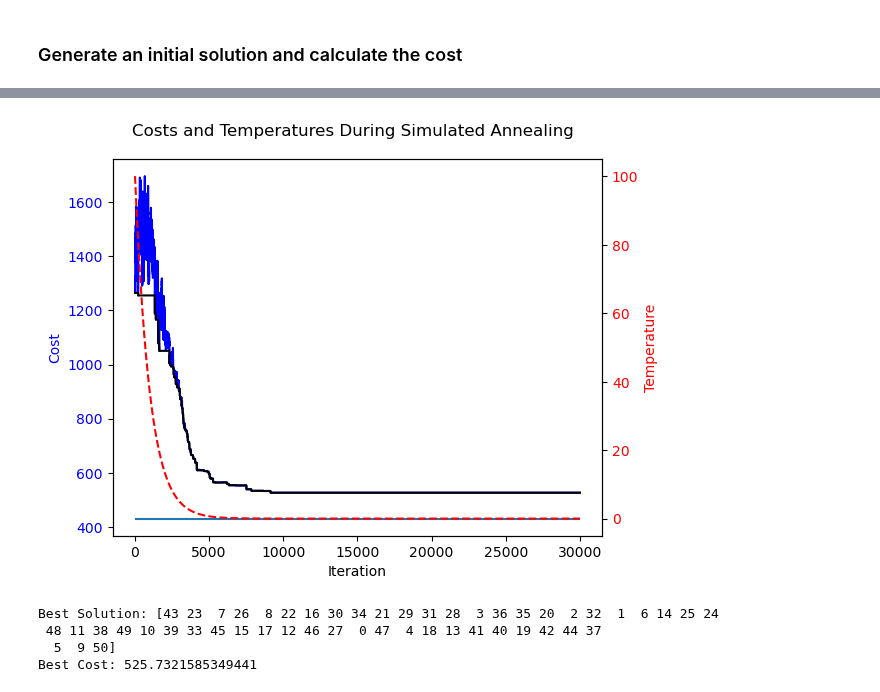
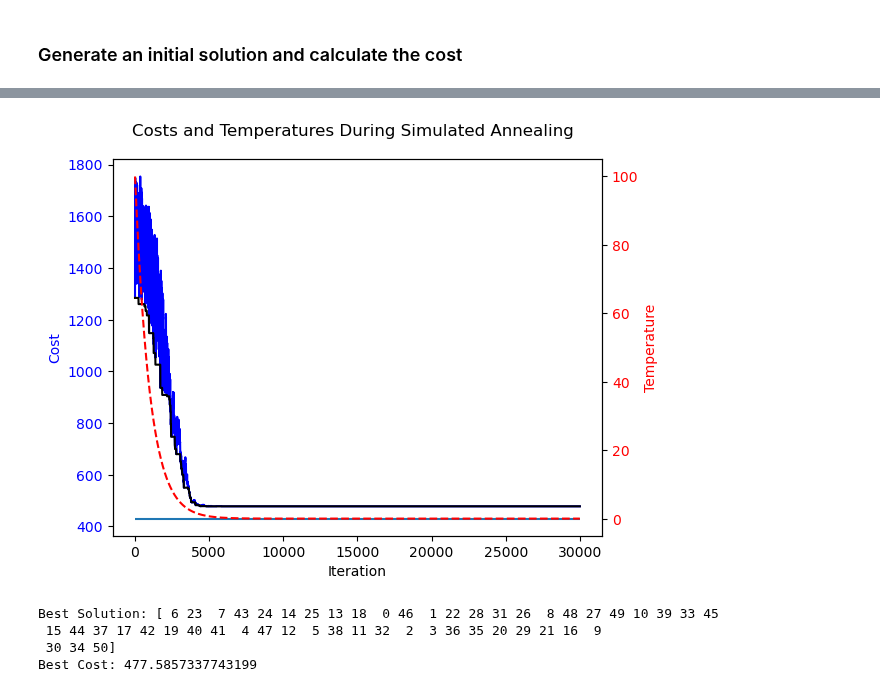
Before and after one commit to LodeVermeulen/stochastic-simulation, a Jupyter notebook: Homework 3/HW3.ipynb, the cells around one changed output, grey strips where cells are left out. Cells and saved outputs as stored; diff of their text form; code cells hidden in the pictures.

Commit message:
added markov chain length argument + 2-opt( but unused at the bottom)

```diff
--- a/Homework 3/HW3.ipynb
+++ b/Homework 3/HW3.ipynb
@@ -190,7 +190,8 @@ def simulated_annealing_tsp(
     initial_temperature: float,
     cooling_rate: float,
     num_iterations: int,
-    cooling_schedule: str
+    cooling_schedule: str,
+    MC_length: int
 ) -> tuple[np.ndarray, float]:
     """Applies the Metropolis algorithm with simulated annealing to solve the TSP.
 
@@ -215,28 +216,28 @@ def simulated_annealing_tsp(
     temperature = initial_temperature
 
     # Lists to store costs and temperatures for plotting
-    costs = []
-    temperatures = []
+    costs = [current_cost]
+    temperatures = [initial_temperature]
 
     for i in range(num_iterations):
-        # Save current cost and temperature for plotting
-        costs.append(current_cost)
-        temperatures.append(temperature)
 
-        # Generate a neighboring solution
-        new_solution = perturb_path(current_solution)
-        new_cost = tsp_cost(graph_data, new_solution)
+        for _ in range(MC_length):
 
-        # Decide whether to accept the new solution
-        if new_cost < current_cost or np.exp((current_cost - new_cost) / temperature) > np.random.rand():
-            current_solution = new_solution
-            current_cost = new_cost
+            # Generate a neighboring solution
+            new_solution = perturb_path(current_solution)
+            new_cost = tsp_cost(graph_data, new_solution)
 
-            # Update the best solution found
-            if current_cost < best_cost:
-                best_solution = current_solution
-                best_cost = current_cost
+            # Decide whether to accept the new solution
+            if new_cost < current_cost or np.exp((current_cost - new_cost) / temperature) > np.random.rand():
+                current_solution = new_solution
+                current_cost = new_cost
 
+                # Update the best solution found
+                if current_cost < best_cost:
+                    best_solution = current_solution
+                    best_cost = current_cost
+
+        best_cost_list[i] = best_cost
         # Cool down the temperature
         if cooling_schedule == "Geometric":
             temperature *= cooling_rate
@@ -245,7 +246,11 @@ def simulated_annealing_tsp(
         elif cooling_schedule == "Logarithmic":
             temperature = initial_temperature/np.log(2+ i) # log(1+k) -> but k starts from 1
 
-        best_cost_list[i] = best_cost
+        # Save current cost and temperature for plotting
+        costs.append(current_cost)
+        temperatures.append(temperature)
+
+
 
     # Plot the costs and temperatures
     plot_costs_and_temperatures(costs, temperatures, best_cost_list)
@@ -264,39 +269,40 @@ def plot_costs_and_temperatures(costs: list, temperatures: list, best_cost_list:
     # Plot costs on the primary y-axis
     ax1.set_xlabel("Iteration")
     ax1.set_ylabel("Cost", color="blue")
     ax1.plot(costs, color="blue", label="Cost")
     ax1.plot(best_cost_list, color="black")
     ax1.tick_params(axis="y", labelcolor="blue")
     ax1.hlines(cost_optimal_sol, 0, len(costs))
 
     # Plot temperatures on the secondary y-axis
     ax2 = ax1.twinx()
     ax2.set_ylabel("Temperature", color="red")
     ax2.plot(temperatures, color="red", linestyle="--", label="Temperature")
     ax2.tick_params(axis="y", labelcolor="red")
 
     # Add title and legends
     fig.suptitle("Costs and Temperatures During Simulated Annealing")
     fig.tight_layout()
     plt.show()
 
 
 initial_temperature = 100
 cooling_rate = 0.999
 num_iterations = 30000
 
 best_solution, best_cost = simulated_annealing_tsp(
-    cities, np.arange(len(cities)), initial_temperature, cooling_rate, num_iterations, "Geometric" # 2nd was np.arange(52)
+    cities, np.arange(len(cities)), initial_temperature, cooling_rate, num_iterations,
+      "Geometric", 10 # 2nd was np.arange(52)
 )
 
 print("Best Solution:", best_solution)
 print("Best Cost:", best_cost)
 # %% [output]
-[figure, old version]
+[figure, new version]
-Best Solution: [43 23  7 26  8 22 16 30 34 21 29 31 28  3 36 35 20  2 32  1  6 14 25 24
- 48 11 38 49 10 39 33 45 15 17 12 46 27  0 47  4 18 13 41 40 19 42 44 37
-  5  9 50]
-Best Cost: 525.7321585349441
+Best Solution: [ 6 23  7 43 24 14 25 13 18  0 46  1 22 28 31 26  8 48 27 49 10 39 33 45
+ 15 44 37 17 42 19 40 41  4 47 12  5 38 11 32  2  3 36 35 20 29 21 16  9
+ 30 34 50]
+Best Cost: 477.5857337743199
 # %%
 initial_temperature = 100
 cooling_rate = 0.999
```
Also changed, not shown: parts of 4 cells of this notebook.
